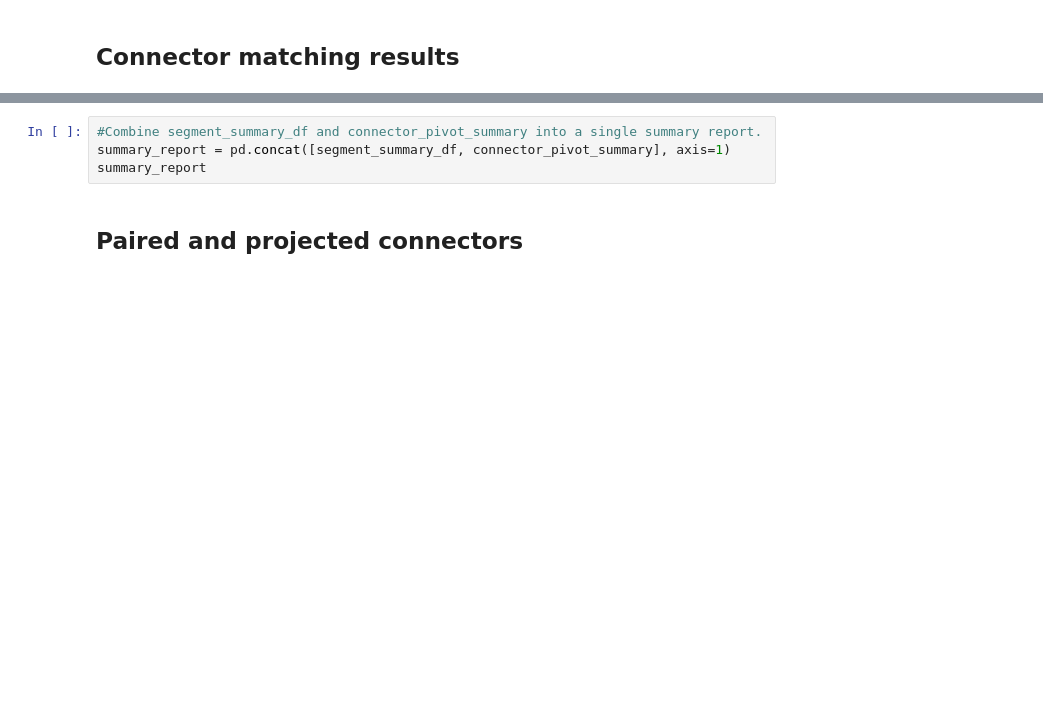
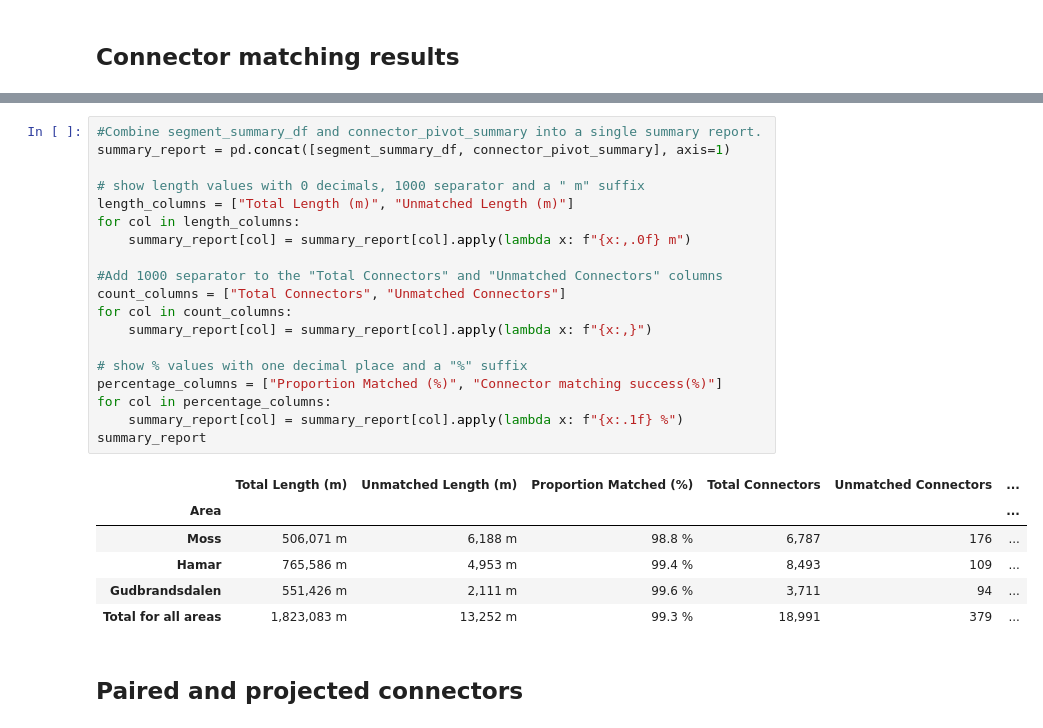
Before and after one commit to jetgeo/OM2ANY, a Jupyter notebook: Script/NVDB/statistics.ipynb, the cells around one changed output, grey strips where cells are left out. Saved outputs shown, nothing was run; the diff lists cells and outputs as text; blank space fills up the shorter version.

```diff
--- a/Script/NVDB/statistics.ipynb
+++ b/Script/NVDB/statistics.ipynb
@@ -241,7 +278,29 @@ connector_pivot_summary
 # %%
 #Combine segment_summary_df and connector_pivot_summary into a single summary report.
 summary_report = pd.concat([segment_summary_df, connector_pivot_summary], axis=1)
+
+# show length values with 0 decimals, 1000 separator and a " m" suffix
+length_columns = ["Total Length (m)", "Unmatched Length (m)"]
+for col in length_columns:
+    summary_report[col] = summary_report[col].apply(lambda x: f"{x:,.0f} m")
+
+#Add 1000 separator to the "Total Connectors" and "Unmatched Connectors" columns
+count_columns = ["Total Connectors", "Unmatched Connectors"]
+for col in count_columns:
+    summary_report[col] = summary_report[col].apply(lambda x: f"{x:,}")
+
+# show % values with one decimal place and a "%" suffix
+percentage_columns = ["Proportion Matched (%)", "Connector matching success(%)"]
+for col in percentage_columns:
+    summary_report[col] = summary_report[col].apply(lambda x: f"{x:.1f} %")
 summary_report
+# %% [output]
+|  | Total Length (m) | Unmatched Length (m) | Proportion Matched (%) | Total Connectors | Unmatched Connectors | ... |
+| Area |  |  |  |  |  | ... |
+| Moss | 506,071 m | 6,188 m | 98.8 % | 6,787 | 176 | ... |
+| Hamar | 765,586 m | 4,953 m | 99.4 % | 8,493 | 109 | ... |
+| Gudbrandsdalen | 551,426 m | 2,111 m | 99.6 % | 3,711 | 94 | ... |
+| Total for all areas | 1,823,083 m | 13,252 m | 99.3 % | 18,991 | 379 | ... |
 # %% [markdown]
 ## Paired and projected connectors
 # %%
```
Also changed, not shown: parts of 23 cells of this notebook.
